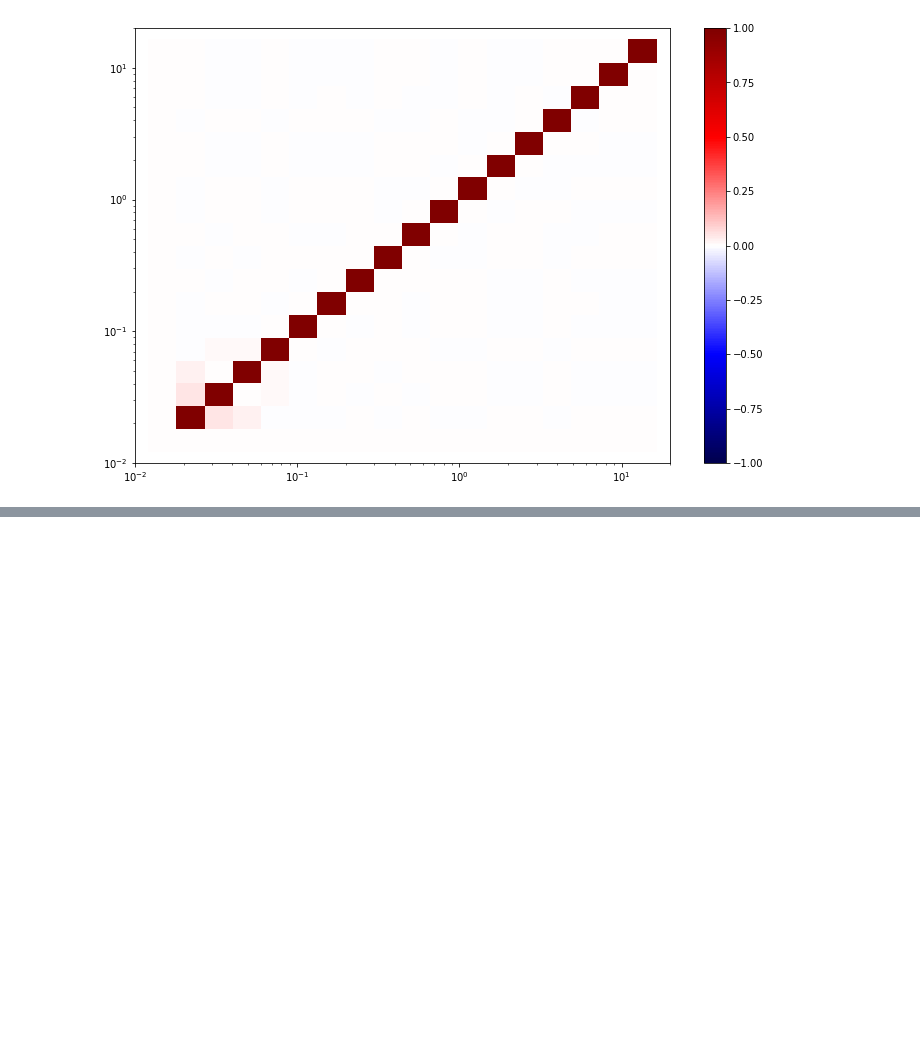
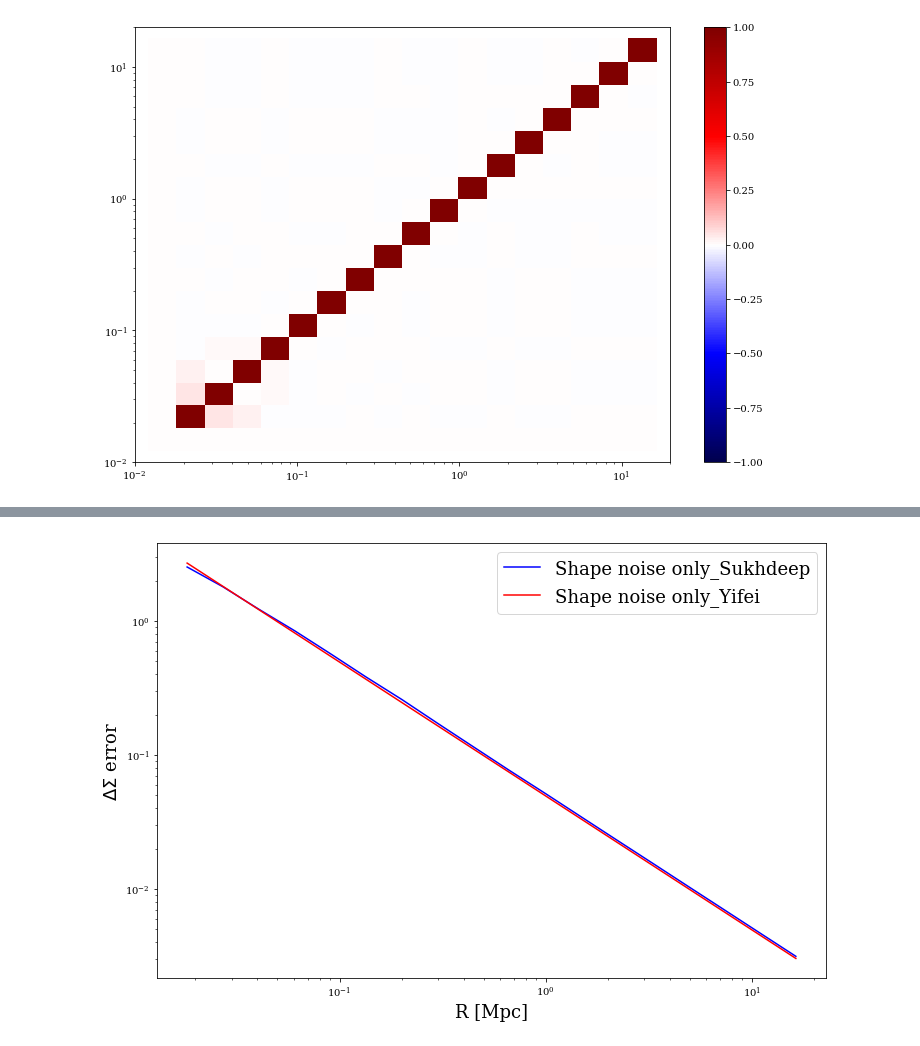
Before and after one commit to sukhdeep1989/Alexie_dwarfs, a Jupyter notebook: Yifei_DS_Covariance.ipynb, the cells around one changed output, grey strips where cells are left out. Drawn from its saved outputs; the diff is of its cells as text; code cells hidden in the pictures; blank space fills up the shorter version.

```diff
--- a/Yifei_DS_Covariance.ipynb
+++ b/Yifei_DS_Covariance.ipynb
@@ -227,0 +387,19 @@ plt.show()
+# %%
+errors_ggkk_1 = errors_ggkk[1:19]
+r_re = r_re[1:19]
+errors_ggkk_1
+r_re
+radius_mpc = radius_mpc[1:19]
+# %%
+#plot1, = plt.plot(r_re,errors_ggkk_2,label='All noise_Sukhdeep',c='g')
+plot2, = plt.plot(r_re,errors_ggkk_1,label='Shape noise only_Sukhdeep',c='b')
+plot3, = plt.plot(r_re,err_DS,label='Shape noise only_Yifei',c='r')
+plt.xscale("log")
+plt.yscale("log")
+plt.xlabel("R [Mpc]",fontsize=18)
+plt.ylabel("$\Delta\Sigma$ error",fontsize=18)
+plt.legend(fontsize=18)
+#plt.savefig('DSnoise.pdf')
+plt.show()
+# %% [output]
+[figure, added]
```
Also changed, not shown: parts of 17 cells of this notebook, 5 other files.
